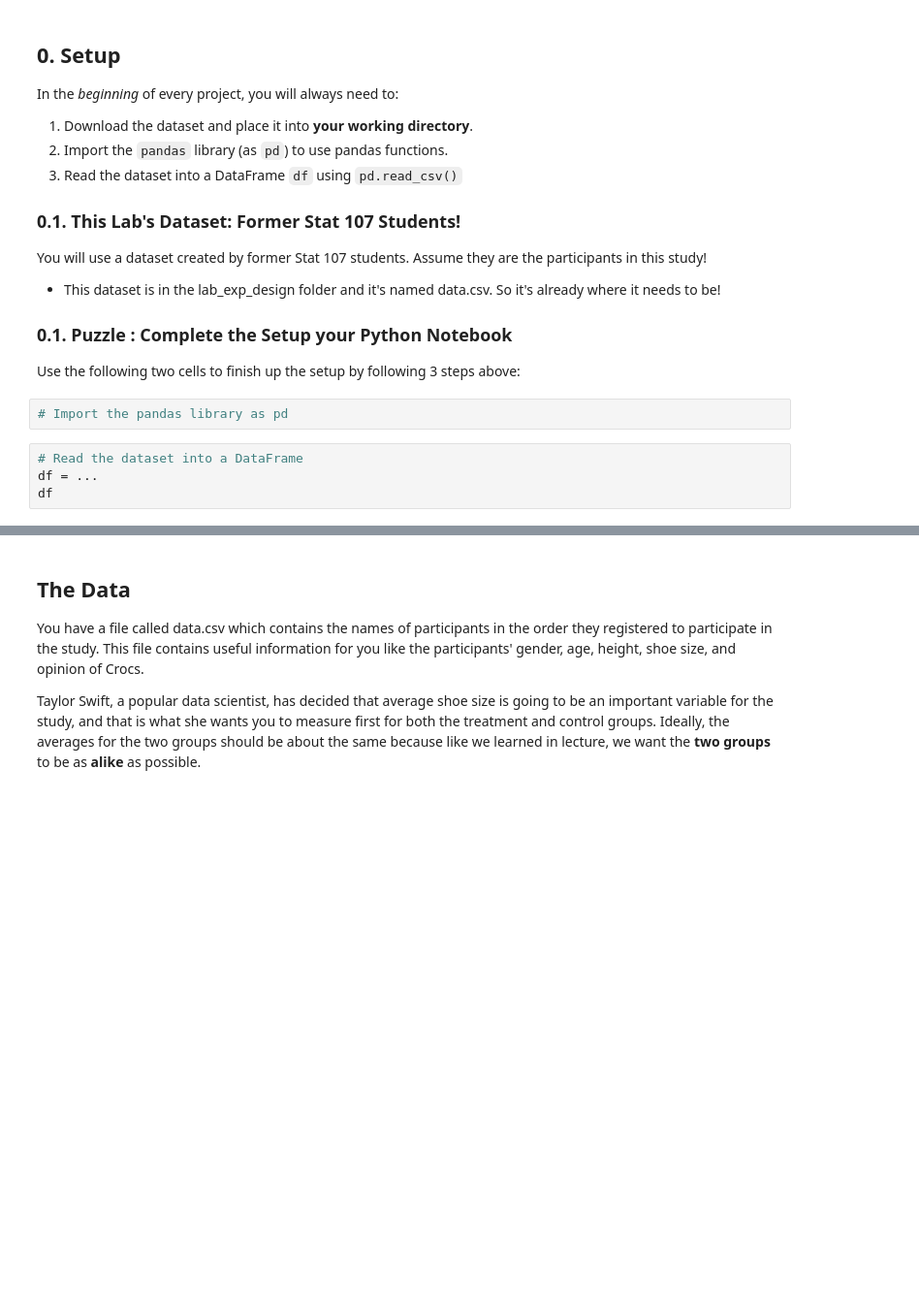
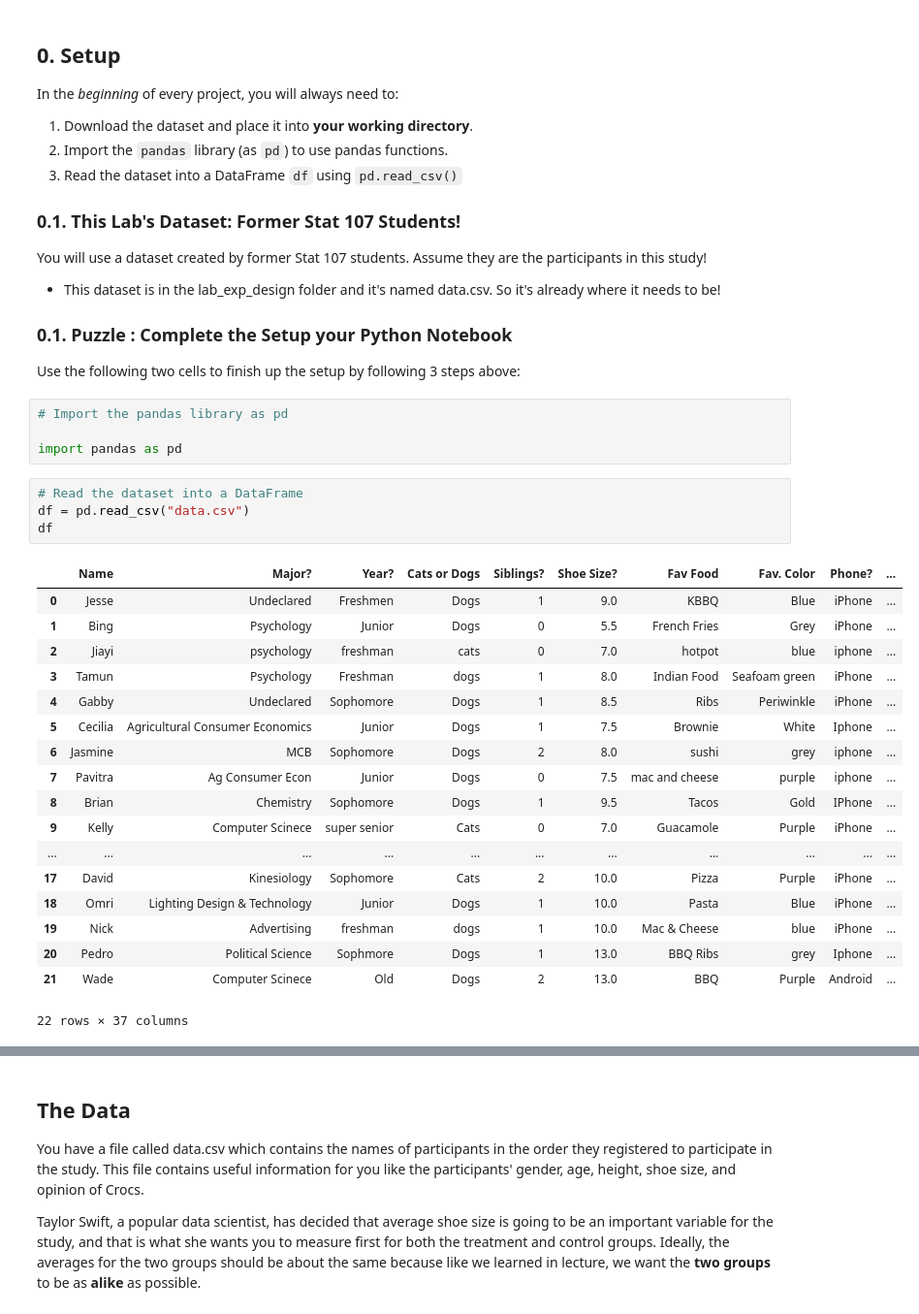
Before and after one commit to rgu6/Rachael-Gu, a Jupyter notebook: lab_exp_design/lab_exp_design.ipynb, the cells around one changed output, grey strips where cells are left out. Shown at 97% size. Saved outputs shown, nothing was run; the diff lists cells and outputs as text; blank space fills up the shorter version.

```diff
--- a/lab_exp_design/lab_exp_design.ipynb
+++ b/lab_exp_design/lab_exp_design.ipynb
@@ -50,10 +50,31 @@ You will use a dataset created by former Stat 107 students.  Assume they are the
 Use the following two cells to finish up the setup by following 3 steps above:
 # %%
 # Import the pandas library as pd
+
+import pandas as pd
 # %%
 # Read the dataset into a DataFrame
-df = ...
+df = pd.read_csv("data.csv")
 df
+# %% [output]
+|  | Name | Major? | Year? | Cats or Dogs | Siblings? | Shoe Size? | Fav Food | Fav. Color | Phone? | ... |
+| 0 | Jesse | Undeclared | Freshmen | Dogs | 1 | 9.0 | KBBQ | Blue | iPhone | ... |
+| 1 | Bing | Psychology | Junior | Dogs | 0 | 5.5 | French Fries | Grey | iPhone | ... |
+| 2 | Jiayi | psychology | freshman | cats | 0 | 7.0 | hotpot | blue | iphone | ... |
+| 3 | Tamun | Psychology | Freshman | dogs | 1 | 8.0 | Indian Food | Seafoam green | iPhone | ... |
+| 4 | Gabby | Undeclared | Sophomore | Dogs | 1 | 8.5 | Ribs | Periwinkle | iPhone | ... |
+| 5 | Cecilia | Agricultural Consumer Economics | Junior | Dogs | 1 | 7.5 | Brownie | White | Iphone | ... |
+| 6 | Jasmine | MCB | Sophomore | Dogs | 2 | 8.0 | sushi | grey | iphone | ... |
+| 7 | Pavitra | Ag Consumer Econ | Junior | Dogs | 0 | 7.5 | mac and cheese | purple | iphone | ... |
+| 8 | Brian | Chemistry | Sophomore | Dogs | 1 | 9.5 | Tacos | Gold | IPhone | ... |
+| 9 | Kelly | Computer Scinece | super senior | Cats | 0 | 7.0 | Guacamole | Purple | iPhone | ... |
+| ... | ... | ... | ... | ... | ... | ... | ... | ... | ... | ... |
+| 17 | David | Kinesiology | Sophomore | Cats | 2 | 10.0 | Pizza | Purple | iPhone | ... |
+| 18 | Omri | Lighting Design & Technology | Junior | Dogs | 1 | 10.0 | Pasta | Blue | iPhone | ... |
+| 19 | Nick | Advertising | freshman | dogs | 1 | 10.0 | Mac & Cheese | blue | iPhone | ... |
+| 20 | Pedro | Political Science | Sophmore | Dogs | 1 | 13.0 | BBQ Ribs | grey | Iphone | ... |
+| 21 | Wade | Computer Scinece | Old | Dogs | 2 | 13.0 | BBQ | Purple | Android | ... |
+22 rows × 37 columns
 # %%
 ## == TEST CASES for Puzzle 1.1 ==
 # - This read-only cell contains test cases for your previous cell.
```
Also changed, not shown: parts of 33 cells of this notebook.
